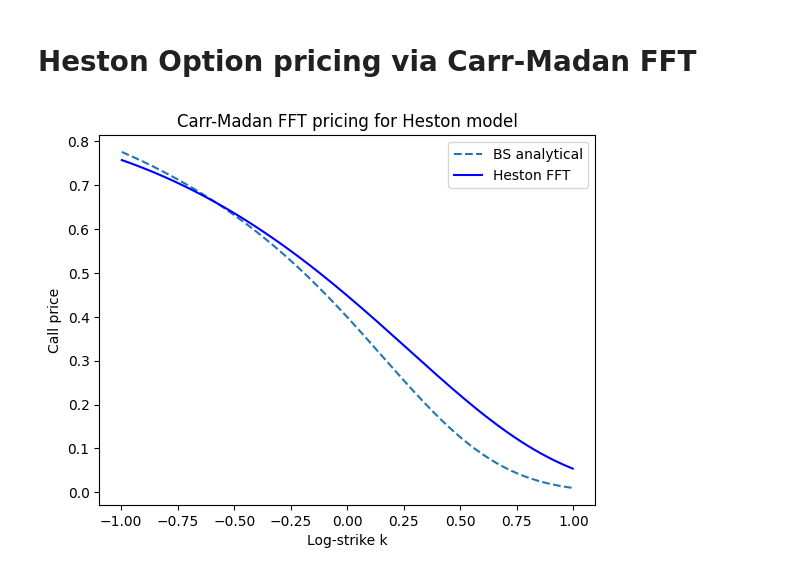
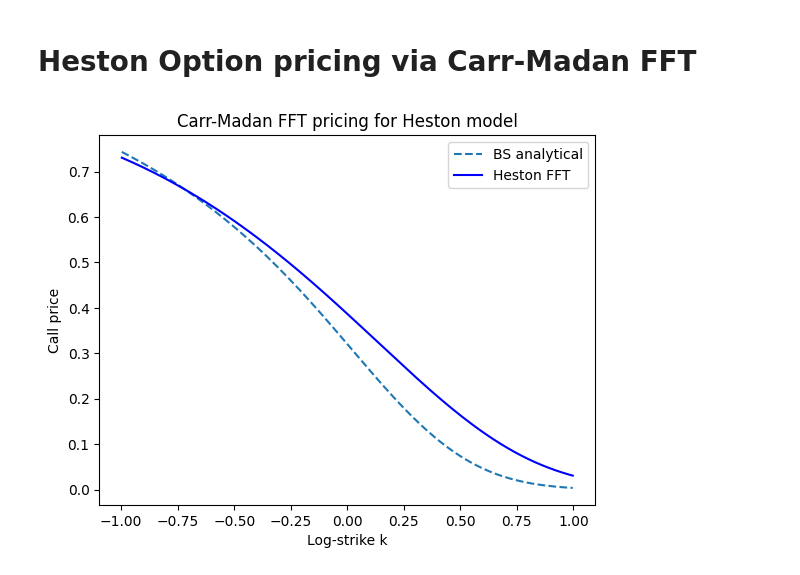
Before and after one commit to victormaury25/option-pricing-fft, a Jupyter notebook: FFT option pricing.ipynb, the cells around one changed output. Saved outputs shown, nothing was run; the diff lists cells and outputs as text; code cells hidden in the pictures.

```diff
--- a/FFT option pricing.ipynb
+++ b/FFT option pricing.ipynb
@@ -247,19 +267,18 @@ from scipy.interpolate import CubicSpline
 T = [T_30d, T_60d, T_90d]
 df_filtered_tot = [df_filtered_30d, df_filtered_60d, df_filtered_90d]
 
-def make_ivrmse(T_i, df_i):
+def make_ivrmse(T_i, df_i, phi):
     def ivrmse(params):
-        theta, sigma, v = params
         iv_VG = []
-        k, C = C_ITM(0.05, T_i, N, 1, theta, sigma, v, eta, alpha, phi)
+        k, C = C_ITM(r, T_i, N, 1, params, eta, alpha, phi)
         mask = (k > -0.5) & (k < 0.5)
         cs = CubicSpline(k[mask], C[mask])
 
         for i in df_i['strike']:
             k_target = np.log(i / S)
-            price_VG = cs(k_target)
+            price = cs(k_target)
             try:
-                iv = brentq(lambda sv: BS_call(1, i/S, 0.05, T_i, sv) - price_VG, 1e-6, 5.0)
+                iv = brentq(lambda sv: BS_call(1, i/S, r, T_i, sv) - price, 1e-6, 5.0)
             except:
                 iv = np.nan
             iv_VG.append(iv)
@@ -276,18 +295,20 @@ x0_candidates = [
 ]
 
 x=[]
+rmse = []
 for T_i, df_i in zip([T_30d, T_60d, T_90d], [df_filtered_30d, df_filtered_60d, df_filtered_90d]):
-    results = [minimize(make_ivrmse(T_i, df_i), x0, method='L-BFGS-B', bounds=bounds) for x0 in x0_candidates]
+    results = [minimize(make_ivrmse(T_i, df_i, phi_VG), x0, method='L-BFGS-B', bounds=bounds) for x0 in x0_candidates]
     result = min(results, key=lambda r: r.fun)
     x.append(result.x)
+    rmse.append(result.fun)
     print(T_i, result.x, result.fun)
 
 for j in range(len(T)):
-    theta, sigma, v = x[j]
+    params = x[j]
     df = df_filtered_tot[j]
     T_i = T[j]
     iv_VG = []
-    k, C = C_ITM(0.05, T_i, N, 1, theta, sigma, v, eta, alpha, phi)
+    k, C = C_ITM(r, T_i, N, 1, params, eta, alpha, phi_VG)
     mask = (k > -0.5) & (k < 0.5)
     cs = CubicSpline(k[mask], C[mask])
 
@@ -295,11 +316,11 @@ for j in range(len(T)):
         k_target = np.log(i / S)
         price_VG = cs(k_target)
         try:
-            iv = brentq(lambda sv: BS_call(1, i/S, 0.05, T_i, sv) - price_VG, 1e-6, 5.0)
+            iv = brentq(lambda sv: BS_call(1, i/S, r, T_i, sv) - price_VG, 1e-6, 5.0)
         except:
             iv = np.nan
         iv_VG.append(iv)
-    #iv_VG_tot[j] = iv_VG
+
     plt.plot(df['log(K/S)'], iv_VG, label=f'VG T={round(T_i*365)}d')
     plt.plot(df['log(K/S)'], df['iv_market'], label=f'Market T={round(T_i*365)}d')
 
@@ -333,11 +367,11 @@ The IV difference plot confirms these findings. Extensions to richer models (Hes
 would better capture the short-term skew via a dedicated mean-reversion parameter.
 # %%
 for j in range(len(T)):
-    theta, sigma, v = x[j]
+    params= x[j]
     df = df_filtered_tot[j]
     T_i = T[j]
     iv_VG = []
-    k, C = C_ITM(0.05, T_i, N, 1, theta, sigma, v, eta, alpha, phi)
+    k, C = C_ITM(r, T_i, N, 1, params, eta, alpha, phi_VG)
     mask = (k > -0.5) & (k < 0.5)
     cs = CubicSpline(k[mask], C[mask])
 
@@ -345,11 +379,11 @@ for j in range(len(T)):
         k_target = np.log(i / S)
         price_VG = cs(k_target)
         try:
-            iv = brentq(lambda sv: BS_call(1, i/S, 0.05, T_i, sv) - price_VG, 1e-6, 5.0)
+            iv = brentq(lambda sv: BS_call(1, i/S, r, T_i, sv) - price_VG, 1e-6, 5.0)
         except:
             iv = np.nan
         iv_VG.append(iv)
-    #iv_VG_tot[j] = iv_VG
+
     plt.plot(df['log(K/S)'], iv_VG - df['iv_market'], label=f'T={round(T_i*365)}d')
 
 plt.plot(df['log(K/S)'], np.zeros(len(df['log(K/S)'])), linestyle='--', color='black')
@@ -363,23 +399,23 @@ plt.show()
 # %%
 def phi_heston(r, T, S_0, params, u):
     eta, kappa, lambda_1, rho, nu_0 = params
     d = np.sqrt((rho*lambda_1*u*1j - kappa)**2 + lambda_1**2*(u*1j + u**2))
     g_2 = (kappa - rho*lambda_1*u*1j - d)/(kappa - rho*lambda_1*u*1j + d)
     return np.exp(1j*u*(np.log(S_0) + r*T))*np.exp(eta*kappa/lambda_1**2*((kappa - rho*lambda_1*u*1j - d)*T - 2*np.log((1-g_2*np.exp(-d*T))/(1-g_2))))*np.exp(nu_0**2/lambda_1**2*(kappa - rho*lambda_1*u*1j - d)*(1-np.exp(-d*T))/(1-g_2*np.exp(-d*T)))
 
 params_heston = [0.0398, 1.5768, 0.5751, -0.5711, 0.0175**0.5]
 
-k, C_heston = C_ITM(0.05, 10, N, S_0, params_heston, eta, alpha, phi_heston)
+k, C_heston = C_ITM(r, 10, N, S_0, params_heston, eta, alpha, phi_heston)
 
 mask = (k >= -1) & (k <= 1)
 
-BS_prices_1 = BS_call(S_0, np.exp(k[mask]), 0.05, 10, params_BSM[0])
+BS_prices_1 = BS_call(S_0, np.exp(k[mask]), r, 10, params_BSM[0])
 plt.plot(k_BSM[mask], BS_prices_1, label='BS analytical', linestyle='--')
 plt.plot(k[mask], C_heston[mask], label='Heston FFT', color = 'blue')
 plt.xlabel('Log-strike k')
 plt.ylabel('Call price')
 plt.title('Carr-Madan FFT pricing for Heston model')
 plt.legend()
 plt.show()
 # %% [output]
-[figure, old version]
+[figure, new version]
```
Also changed, not shown: parts of 11 cells of this notebook, 1 other file.
